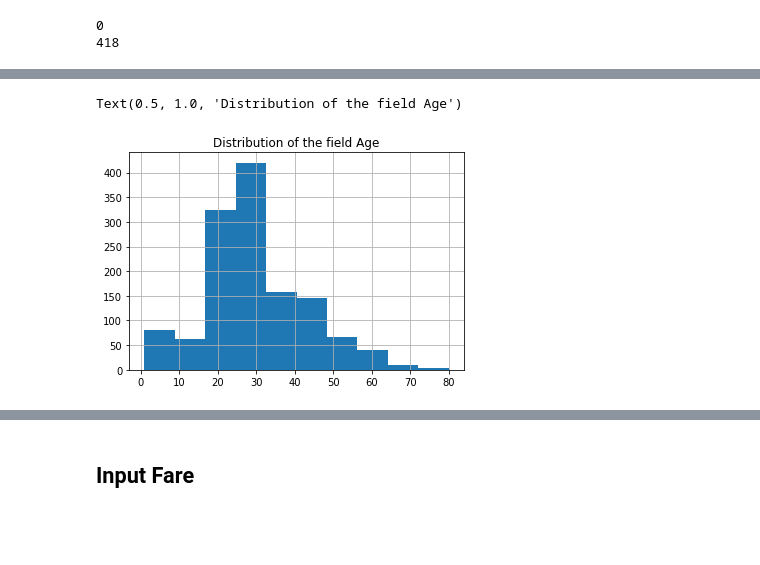
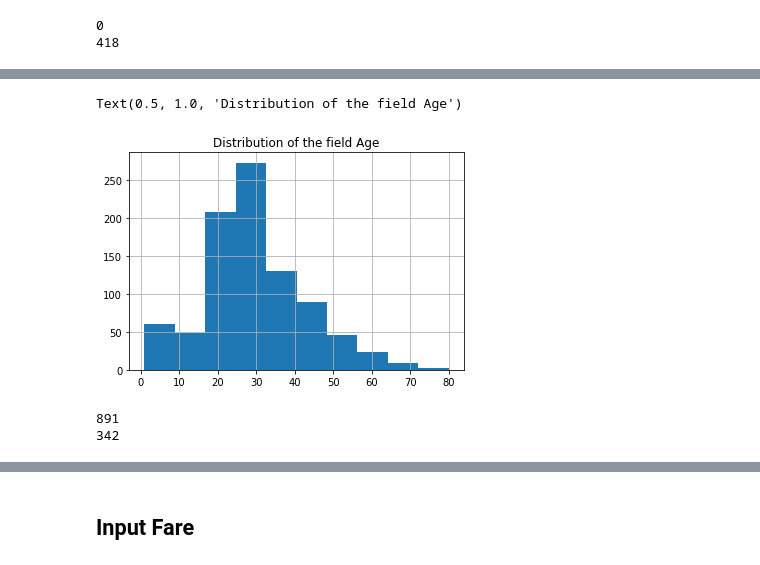
Before and after one commit to Pantoja87/Titanic-Disaster, a Jupyter notebook: TITANIC.ipynb, the cells around one changed output, grey strips where cells are left out. Drawn from its saved outputs; the diff is of its cells as text; code cells hidden in the pictures; blank space fills up the shorter version.

```diff
--- a/TITANIC.ipynb
+++ b/TITANIC.ipynb
@@ -271,0 +268,8 @@ titanic=df_merge
+# %%
+df_merge2= pd.merge(titanic,df_media2, on=['Pclass','Title']).reset_index()
+# %%
+df_merge2.loc[df_merge2.Age_x.isna()==True,'Age_x'] = df_merge2.loc[df_merge2.Age_x.isna()==True,'Age_y']
+# %%
+df_merge2 =df_merge2.rename(columns={'Age_x':'Age'})
+# %%
+titanic=df_merge2
@@ -302,8 +308,8 @@ dtype: int64
 # %%
 titanic.loc[titanic.Age < 1 ,'Age'] = 1
 # %%
-titanic.Age.hist()
+titanic[titanic.Survived.isna()==False].Age.hist()
 plt.title("Distribution of the field Age")
 # %% [output]
 Text(0.5, 1.0, 'Distribution of the field Age')
-[figure, old version]
+[figure, new version]
@@ -309,0 +323,15 @@ Text(0.5, 1.0, 'Distribution of the field Age')
+# %%
+
+df_age['Prob'] = (df_age.Qtd_Sobreviventes/df_age.Qtd_total)*100
+
+Qtd_total= df_age.Qtd_total.sum().astype(int)
+print(Qtd_total)
+df_age['Prob_Sobreviver'] = df_age.Qtd_Sobreviventes/Qtd_total
+
+
+Qtd_total_Sobreviventes= df_age.Qtd_Sobreviventes.sum().astype(int)
+print(Qtd_total_Sobreviventes)
+df_age['Prob_Sobreviver_sobre_sobrevividos'] = df_age.Qtd_Sobreviventes/Qtd_total_Sobreviventes
+# %% [output]
+891
+342
```
Also changed, not shown: parts of 98 cells of this notebook.
